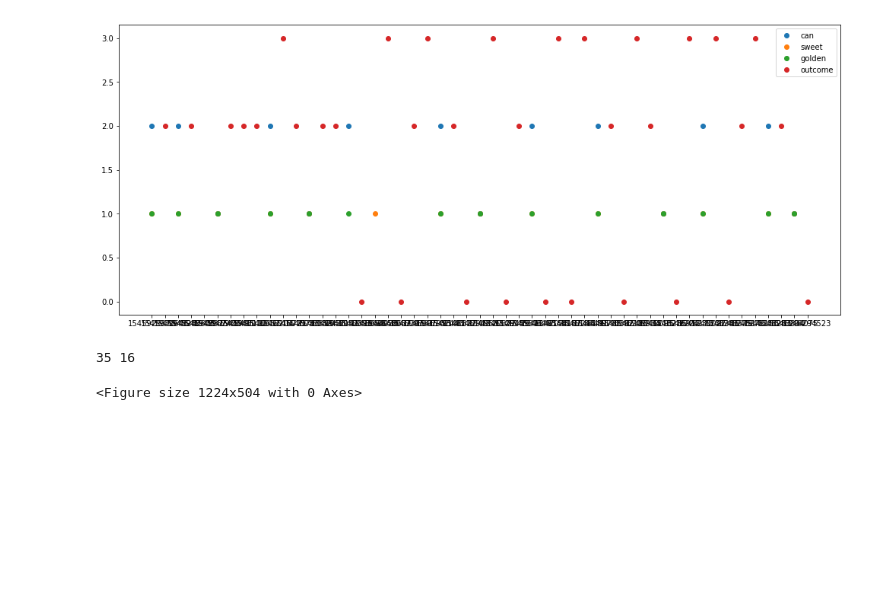
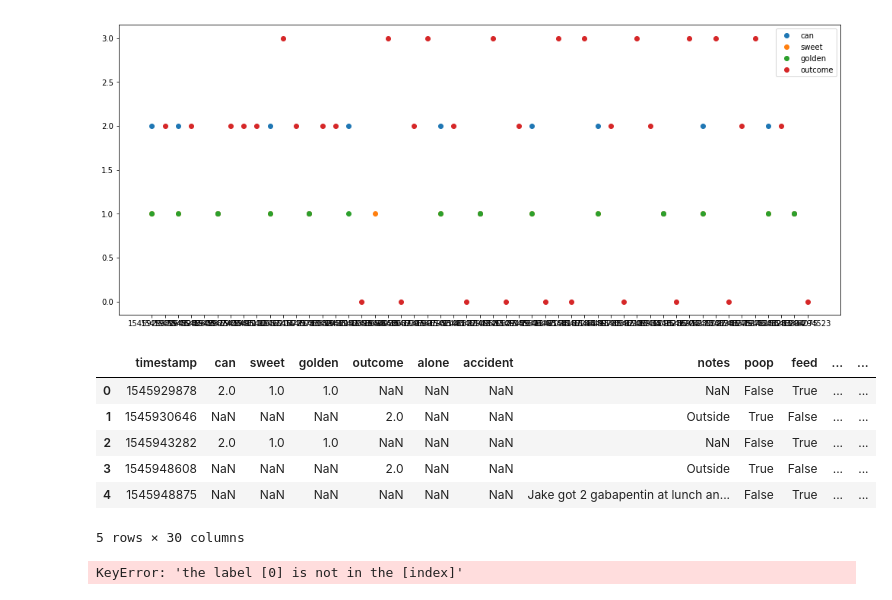
Before and after one commit to MyYo/kaklassifier, a Jupyter notebook: poop1.ipynb, the cells around one changed output. Drawn from its saved outputs; the diff is of its cells as text; code cells hidden in the pictures; blank space fills up the shorter version.

Commit message:
add food/poop amounts in last hours

```diff
--- a/poop1.ipynb
+++ b/poop1.ipynb
@@ -57,20 +57,3 @@ ddf.loc[df.outcome >= 0, 'feed'] = False
 ddf.loc[df.alone == 'Yes', 'alone'] = True
 ddf.loc[df.accident == 'Yes', 'accident'] = True
 df = ddf
-# %%
-def accumulate_pastdata(df, hours=5):
-    x = 0; y = 0
-    df = df.sort_values(by='timestamp')
-    for i, row in df.iterrows():
-        if not row.poop:
-            continue
-
-
-
-
-plt.figure(figsize=(17, 7))
-ddf = accumulate_pastdata(df.copy())
-# plt.plot(ddf.timestamp)
-# %% [output]
-35 16
-<Figure size 1224x504 with 0 Axes>
@@ -78,0 +60,29 @@ df.to_csv(data_path)
+# %%
+def accumulate_pastdata(df, hours=5):
+    x = 0; y = 0
+    df = df.sort_values(by='timestamp')
+    for index, row in df.iterrows():
+        if not row.poop:
+            continue
+        for h in range(1, hours + 1):
+            start = row.timestamp - (h * 3600)
+            end = row.timestamp - (h - 1) * 3600
+            ddf = df[(df.timestamp > start) & (df.timestamp < end)]
+            s = ddf.sum()
+            df.loc[index, 'golden_{}_to_{}'.format(str(h - 1), str(h))] = s.golden
+            df.loc[index, 'can_{}_to_{}'.format(str(h - 1), str(h))] = s.can
+            df.loc[index, 'sweet_{}_to_{}'.format(str(h - 1), str(h))] = s.sweet
+            df.loc[index, 'outcome_{}_to_{}'.format(str(h - 1), str(h))] = s.outcome
+    return df
+
+
+ddf = accumulate_pastdata(df.copy())
+ddf.head()
+# %% [output]
+|  | timestamp | can | sweet | golden | outcome | alone | accident | notes | poop | feed | ... | ... |
+| 0 | 1545929878 | 2.0 | 1.0 | 1.0 | NaN | NaN | NaN | NaN | False | True | ... | ... |
+| 1 | 1545930646 | NaN | NaN | NaN | 2.0 | NaN | NaN | Outside | True | False | ... | ... |
+| 2 | 1545943282 | 2.0 | 1.0 | 1.0 | NaN | NaN | NaN | NaN | False | True | ... | ... |
+| 3 | 1545948608 | NaN | NaN | NaN | 2.0 | NaN | NaN | Outside | True | False | ... | ... |
+| 4 | 1545948875 | NaN | NaN | NaN | NaN | NaN | NaN | Jake got 2 gabapentin at lunch an... | False | True | ... | ... |
+5 rows × 30 columns
@@ -78,0 +91,4 @@ df.to_csv(data_path)
+# %%
+df[df.outcome > 2].loc[0]
+# %% [output]
+KeyError: 'the label [0] is not in the [index]'
```
Also changed, not shown: parts of 3 cells of this notebook, 1 other file.
